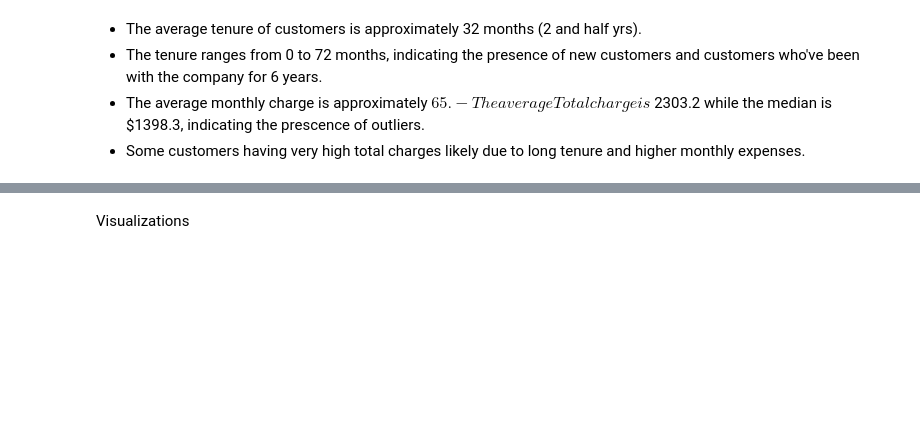
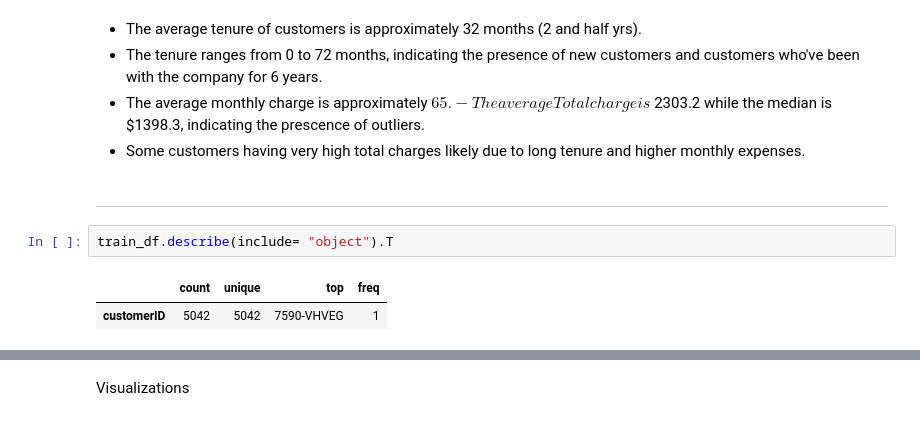
Before and after one commit to Kwamena-A-Yamoah/Customer-churn-analysis, a Jupyter notebook: Notebook/Customer_churn_analysis.ipynb, the cells around one changed output, grey strips where cells are left out. Saved outputs shown, nothing was run; the diff lists cells and outputs as text; blank space fills up the shorter version.

```diff
--- a/Notebook/Customer_churn_analysis.ipynb
+++ b/Notebook/Customer_churn_analysis.ipynb
@@ -695,3 +710,10 @@ train_df.describe().T
 - The average monthly charge is approximately $65.
 - The average Total charge is $2303.2 while the median is $1398.3, indicating the prescence of outliers.
 - Some customers having very high total charges likely due to long tenure and higher monthly expenses.
+# %% [markdown]
+___
+# %%
+train_df.describe(include= "object").T
+# %% [output]
+|  | count | unique | top | freq |
+| customerID | 5042 | 5042 | 7590-VHVEG | 1 |
```
Also changed, not shown: parts of 16 cells of this notebook.
